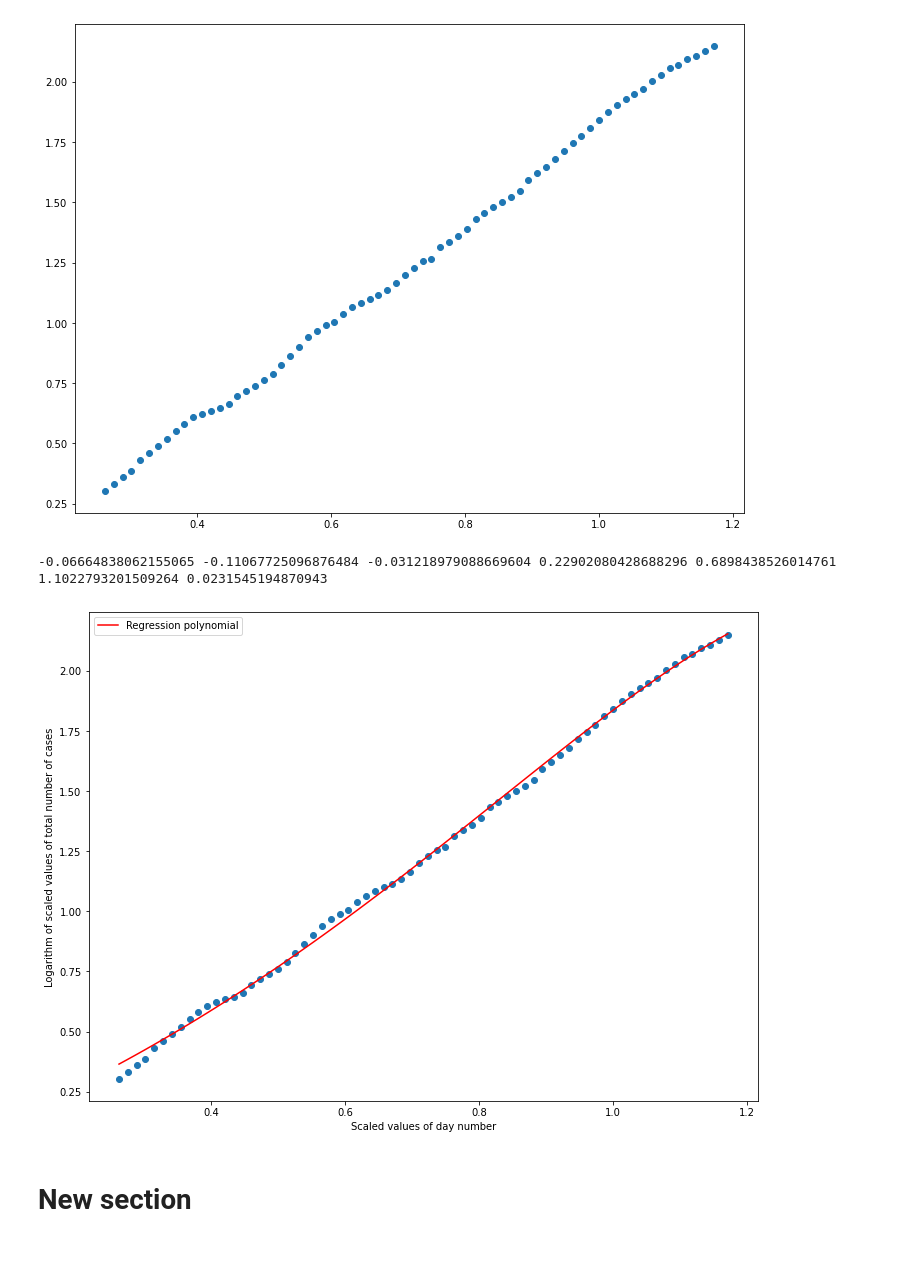
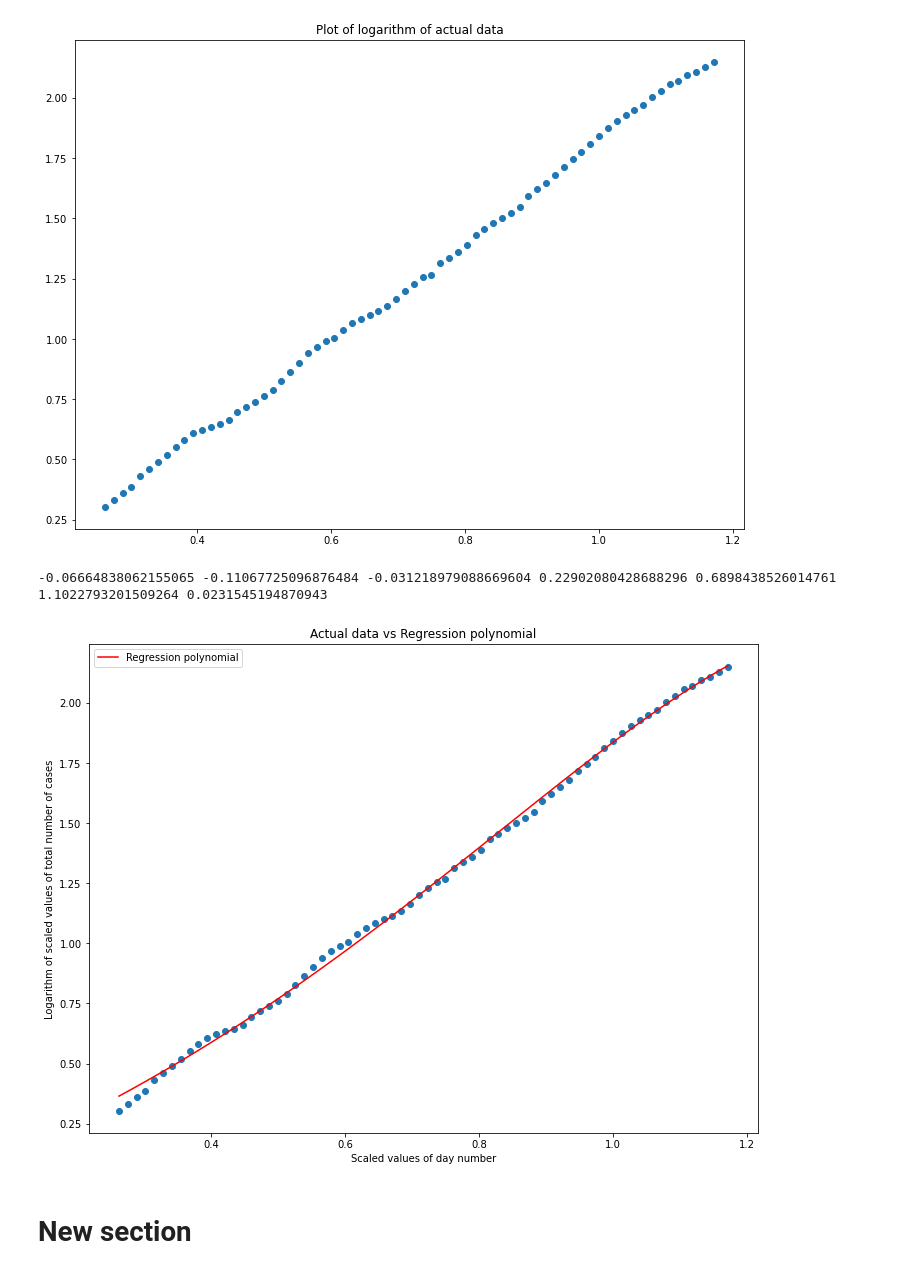
Before and after one commit to HarshvAh/Regression, a Jupyter notebook: regression.ipynb, the cells around one changed output. Saved outputs shown, nothing was run; the diff lists cells and outputs as text; code cells hidden in the pictures.

```diff
--- a/regression.ipynb
+++ b/regression.ipynb
@@ -8,29 +8,38 @@ import matplotlib.pyplot as plt
 plt.rcParams['figure.figsize'] = (12.0, 9.0)
 #data=pd.read_csv("MA_covid_data.csv")
 data=pd.read_csv("AL_covid_data.csv")
-extension=15
+
+# setting parameters for the project
+extension=15 # Number of days upto which we want to model cases
 startIndex=20
 endIndex=90
 extendStartIndex=startIndex-extension
 extendEndIndex=endIndex+extension
+
+# setting scale factors for better regression results
 x_scalefactor=(0.2*startIndex+0.8*endIndex)
 y_scalefactor=10000
+
+# reading data from the csv
 x_start=data.iloc[extendStartIndex:startIndex,0]
 y_start=data.iloc[extendStartIndex:startIndex,1]
 x=data.iloc[startIndex:endIndex,0]
 y=data.iloc[startIndex:endIndex,1]
 x_end=data.iloc[endIndex:extendEndIndex,0]
 y_end=data.iloc[endIndex:extendEndIndex,1]
+
+# fixing offset caused by iloc function
 x_start=x_start-2
 x=x-2
 x_end=x_end-2
-#Y=np.log(y)
+
 X=np.divide(x,x_scalefactor)
 Y=np.log(np.divide(y,y_scalefactor))
 #print(x)
+plt.title("Plot of logarithm of actual data")
 plt.scatter(X,Y)
 plt.show()
 # %% [output]
-[figure, old version]
+[figure, new version]
 # %%
 #y=g*x^6+f*x^5+e*x^4 + a*x^3 + b*x^2 + c*x + d
@@ -76,14 +89,15 @@ print(f'{g} {f} {e} {a} {b} {c} {d}')
 # %%
 estimates=g*X*X*X*X*X*X+f*X*X*X*X*X+e*X*X*X*X+a*X*X*X+b*X*X+c*X+d # generates data over the regression range for plotting the polynomial
 plt.rcParams['figure.figsize'] = (12.0, 9.0)
 plt.plot(X,estimates,color='red',label='Regression polynomial')
 plt.scatter(X,Y)
 plt.xlabel("Scaled values of day number")
 plt.ylabel("Logarithm of scaled values of total number of cases")
+plt.title("Actual data vs Regression polynomial")
 plt.legend()
 plt.show()
 # %% [output]
-[figure, old version]
+[figure, new version]
 # %% [markdown]
 # New section
 # %%
```
Also changed, not shown: parts of 2 cells of this notebook.
